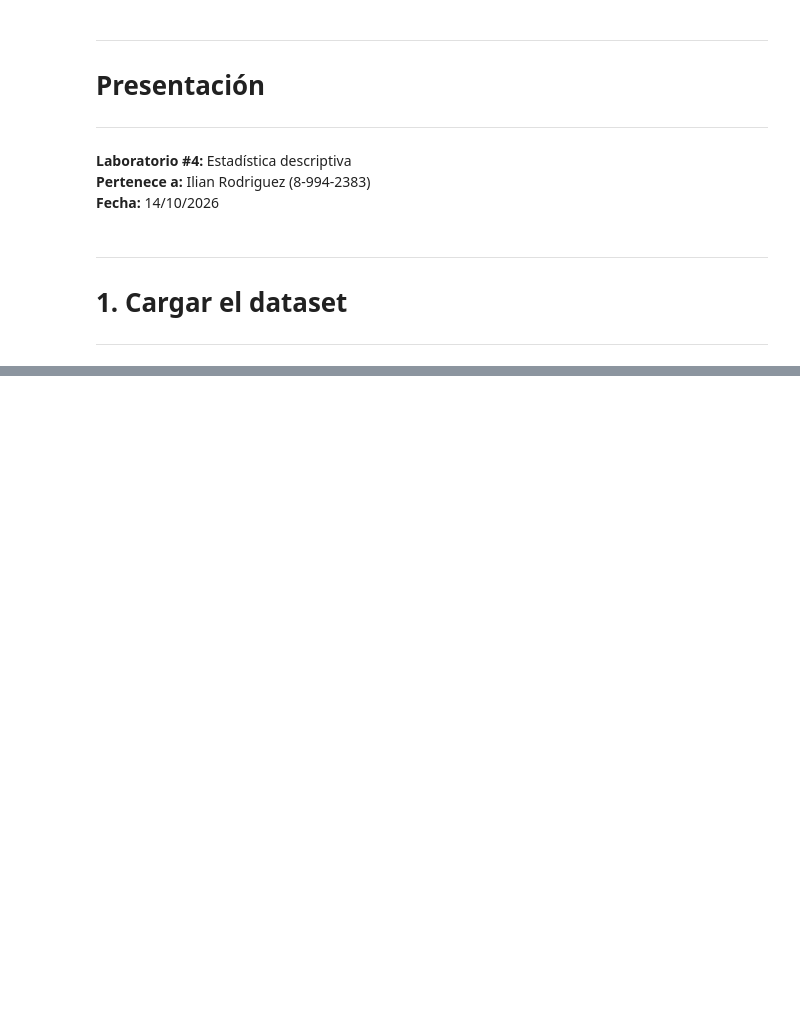
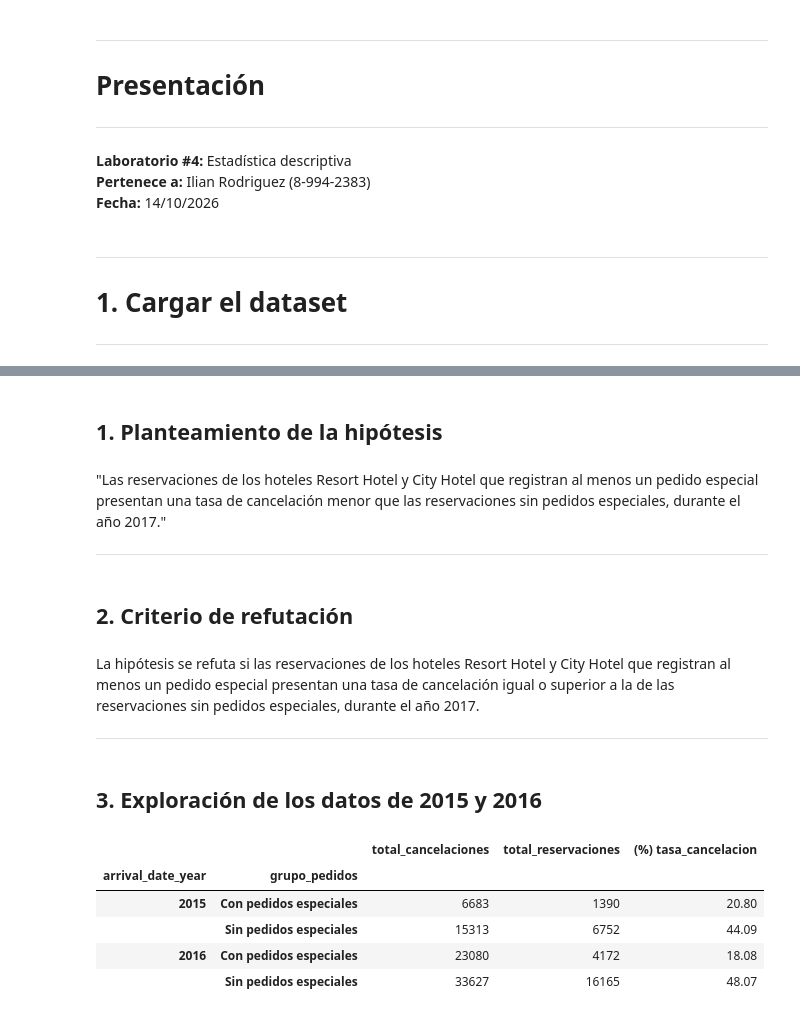
Before and after one commit to IlianRodriguez/Topicos-especiales-II, a Jupyter notebook: Laboratorios/Laboratorio4/Laboratorio4_IlianRodriguez.ipynb, the cells around one changed output, grey strips where cells are left out. Drawn from its saved outputs; the diff is of its cells as text; code cells hidden in the pictures; blank space fills up the shorter version.

```diff
--- a/Laboratorios/Laboratorio4/Laboratorio4_IlianRodriguez.ipynb
+++ b/Laboratorios/Laboratorio4/Laboratorio4_IlianRodriguez.ipynb
@@ -22,0 +718,43 @@ ventas = pd.read_csv(urlVentas, encoding="utf-8")#UTF-8: lee correctamente carac
+# %% [markdown]
+## 1. Planteamiento de la hipótesis
+# %% [markdown]
+"Las reservaciones de los hoteles Resort Hotel y City Hotel que registran al menos un pedido especial presentan una tasa de cancelación menor que las reservaciones sin pedidos especiales, durante el año 2017."
+
+---
+# %% [markdown]
+## 2. Criterio de refutación
+# %% [markdown]
+La hipótesis se refuta si las reservaciones de los hoteles Resort Hotel y City Hotel que registran al menos un pedido especial presentan una tasa de cancelación igual o superior a la de las reservaciones sin pedidos especiales, durante el año 2017.
+
+---
+# %% [markdown]
+## 3. Exploración de los datos de 2015 y 2016
+# %%
+reservasExploracion = reservas[reservas["arrival_date_year"].isin([2015, 2016])].copy()# Filtrar los datos de 2015 y 2016
+
+# Crear una columna para identificar los grupos
+reservasExploracion["grupo_pedidos"] = "Sin pedidos especiales"
+reservasExploracion.loc[reservasExploracion["total_of_special_requests"] >= 1,"grupo_pedidos"] = "Con pedidos especiales"
+
+reservasExploracion["tasa_cancelacion"] = reservasExploracion["is_canceled"] * 100# Calcular la tasa de cancelación por reservación
+
+pedidosEspecialesCancelacion = reservasExploracion.pivot_table(# Crear la tabla pivote
+    index=["arrival_date_year", "grupo_pedidos"],
+    values=["is_canceled", "tasa_cancelacion"],
+    aggfunc={
+        "is_canceled": ["count", "sum"],
+        "tasa_cancelacion": "mean"
+    }
+)
+
+# Cambiar los nombres de las columnas
+pedidosEspecialesCancelacion.columns = ["total_cancelaciones","total_reservaciones","(%) tasa_cancelacion"]
+
+display(pedidosEspecialesCancelacion.round(2))
+# %% [output]
+|  |  | total_cancelaciones | total_reservaciones | (%) tasa_cancelacion |
+| arrival_date_year | grupo_pedidos |  |  |  |
+| 2015 | Con pedidos especiales | 6683 | 1390 | 20.80 |
+|  | Sin pedidos especiales | 15313 | 6752 | 44.09 |
+| 2016 | Con pedidos especiales | 23080 | 4172 | 18.08 |
+|  | Sin pedidos especiales | 33627 | 16165 | 48.07 |
```
Also changed, not shown: parts of 64 cells of this notebook.
